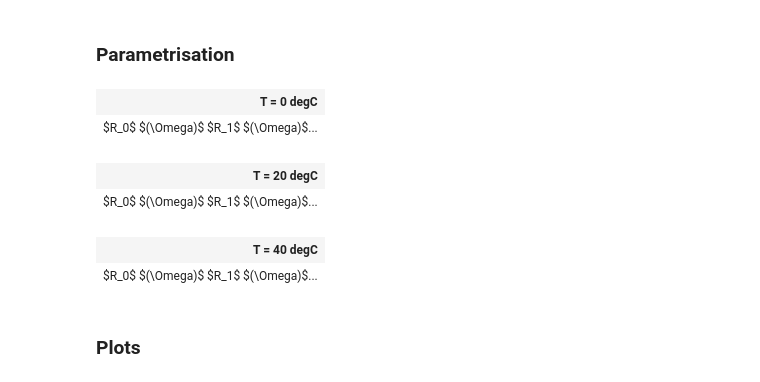
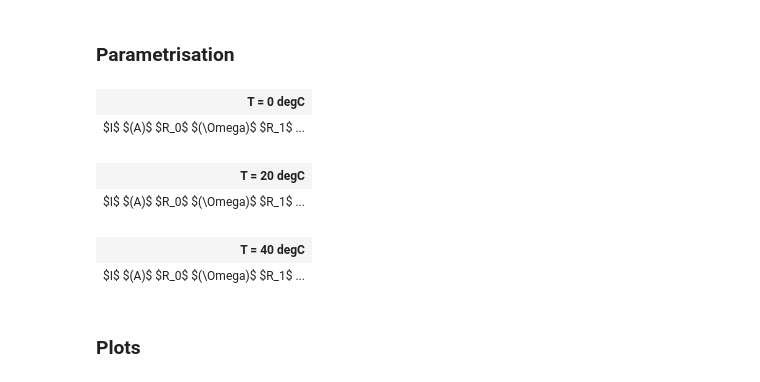
Before and after one commit to sunfanyi/modelling-of-lithium-ion-batteries, a Jupyter notebook: part_3.9.ipynb, the cells around one changed output. Saved outputs shown, nothing was run; the diff lists cells and outputs as text; code cells hidden in the pictures.

```diff
--- a/part_3.9.ipynb
+++ b/part_3.9.ipynb
@@ -146,44 +146,46 @@ for show_SOC in np.arange(1, 9):
 ### Parametrisation
 # %%
 R0_tab, R1_tab, C1_tab, I_peaks, d_I, d_Vinf = para_RC(t, I, V_actual, idx_pulse_end, idx_Vss)
-
 C1_const = read_fit_res(fit_res_dir, 'C1')  # from part 2a
 
 # Visualisation:
 rows = pd.MultiIndex.from_product([['%d%%' % (SOC_from_idx_map[i]*100) for i in range(8)],
                                    np.arange(1, 9)],
                                    names=['SOC', 'Pulse'])
 
-df0 = pd.DataFrame({'$R_0$ $(\Omega)$': R0_tab[0].flatten(),
+df0 = pd.DataFrame({'$I$ $(A)$': I_peaks[0].flatten(),
+                    '$R_0$ $(\Omega)$': R0_tab[0].flatten(),
                     '$R_1$ $(\Omega)$': R1_tab[0].flatten(),
-                    '$C_1$ $(F)$': C1_const}, index=rows)
+                    '$C_1$ $(F)$': np.round(C1_const, 1)}, index=rows)
 df0.iloc[-2:] = np.nan  # only 6 pulses here
 
-df20 = pd.DataFrame({'$R_0$ $(\Omega)$': R0_tab[1].flatten(),
+df20 = pd.DataFrame({'$I$ $(A)$': I_peaks[1].flatten(),
+                     '$R_0$ $(\Omega)$': R0_tab[1].flatten(),
                      '$R_1$ $(\Omega)$': R1_tab[1].flatten(),
-                     '$C_1$ $(F)$': C1_const}, index=rows)
+                     '$C_1$ $(F)$': np.round(C1_const, 1)}, index=rows)
 
-df40 = pd.DataFrame({'$R_0$ $(\Omega)$': R0_tab[2].flatten(),
+df40 = pd.DataFrame({'$I$ $(A)$': I_peaks[2].flatten(),
+                     '$R_0$ $(\Omega)$': R0_tab[2].flatten(),
                      '$R_1$ $(\Omega)$': R1_tab[2].flatten(),
-                     '$C_1$ $(F)$': C1_const}, index=rows)
+                     '$C_1$ $(F)$': np.round(C1_const, 1)}, index=rows)
 
 # For display:
 table1 = df0.to_html()
 table2 = df20.to_html()
 table3 = df40.to_html()
 
 # Concatenate the HTML tables horizontally
 html = '<table style="display:inline-block;"><tr><th>T = 0 degC</th></tr><tr><td>{0}</td></tr></table>'.format(table1)
 html += '<table style="display:inline-block;"><tr><th>T = 20 degC</th></tr><tr><td>{0}</td></tr></table>'.format(table2)
 html += '<table style="display:inline-block;"><tr><th>T = 40 degC</th></tr><tr><td>{0}</td></tr></table>'.format(table3)
 display(HTML(html))
 # %% [output]
 | T = 0 degC |
-| $R_0$ $(\Omega)$ $R_1$ $(\Omega)$... |
+| $I$ $(A)$ $R_0$ $(\Omega)$ $R_1$ ... |
 | T = 20 degC |
-| $R_0$ $(\Omega)$ $R_1$ $(\Omega)$... |
+| $I$ $(A)$ $R_0$ $(\Omega)$ $R_1$ ... |
 | T = 40 degC |
-| $R_0$ $(\Omega)$ $R_1$ $(\Omega)$... |
+| $I$ $(A)$ $R_0$ $(\Omega)$ $R_1$ ... |
 # %% [markdown]
 ### Plots
 # %% [markdown]
```
Also changed, not shown: parts of 6 cells of this notebook.
